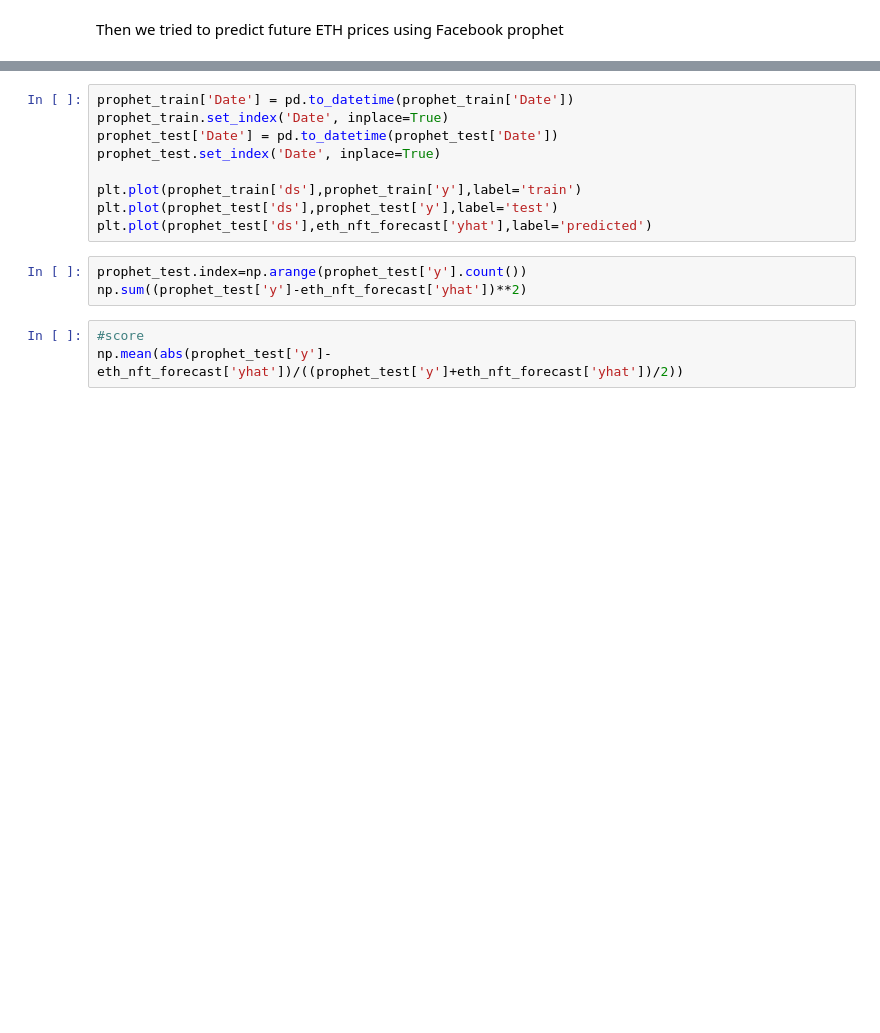
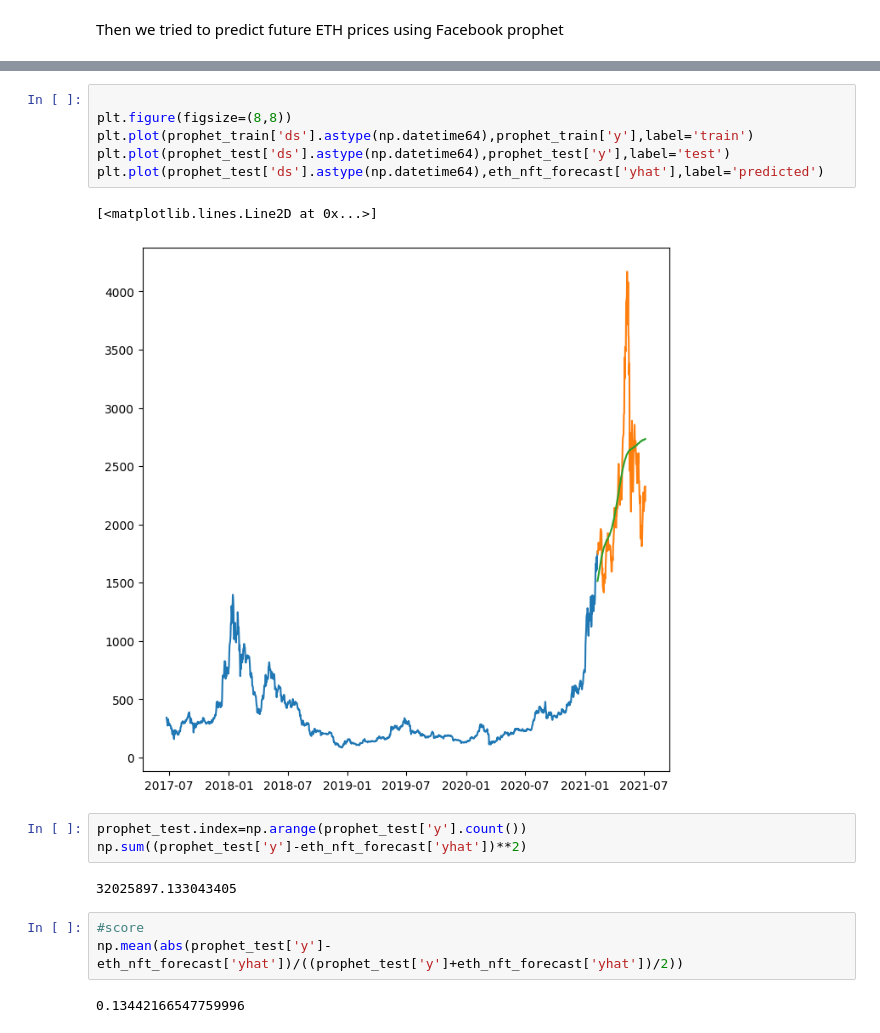
Before and after one commit to nexxusss/cryptocurrency_predict, a Jupyter notebook: nft.ipynb, the cells around one changed output, grey strips where cells are left out. Drawn from its saved outputs; the diff is of its cells as text; blank space fills up the shorter version.

Commit message:
prophet

```diff
--- a/nft.ipynb
+++ b/nft.ipynb
@@ -504,18 +582,22 @@ eth_nft_forecast
 # %%
-prophet_train['Date'] = pd.to_datetime(prophet_train['Date'])
-prophet_train.set_index('Date', inplace=True)
-prophet_test['Date'] = pd.to_datetime(prophet_test['Date'])
-prophet_test.set_index('Date', inplace=True)
 
-plt.plot(prophet_train['ds'],prophet_train['y'],label='train')
-plt.plot(prophet_test['ds'],prophet_test['y'],label='test')
-plt.plot(prophet_test['ds'],eth_nft_forecast['yhat'],label='predicted')
+plt.figure(figsize=(8,8))
+plt.plot(prophet_train['ds'].astype(np.datetime64),prophet_train['y'],label='train')
+plt.plot(prophet_test['ds'].astype(np.datetime64),prophet_test['y'],label='test')
+plt.plot(prophet_test['ds'].astype(np.datetime64),eth_nft_forecast['yhat'],label='predicted')
+# %% [output]
+[<matplotlib.lines.Line2D at 0x...>]
+[figure, added]
 # %%
 prophet_test.index=np.arange(prophet_test['y'].count())
 np.sum((prophet_test['y']-eth_nft_forecast['yhat'])**2)
+# %% [output]
+32025897.133043405
 # %%
 #score
 np.mean(abs(prophet_test['y']-eth_nft_forecast['yhat'])/((prophet_test['y']+eth_nft_forecast['yhat'])/2))
+# %% [output]
+0.13442166547759996
 # %%
 prophet_train= eth_nft.iloc[np.arange(0,eth_nft['Date'].count()*0.6)]['Date']
 prophet_train= prophet_train.rename('ds', inplace=True)
```
Also changed, not shown: parts of 20 cells of this notebook.
